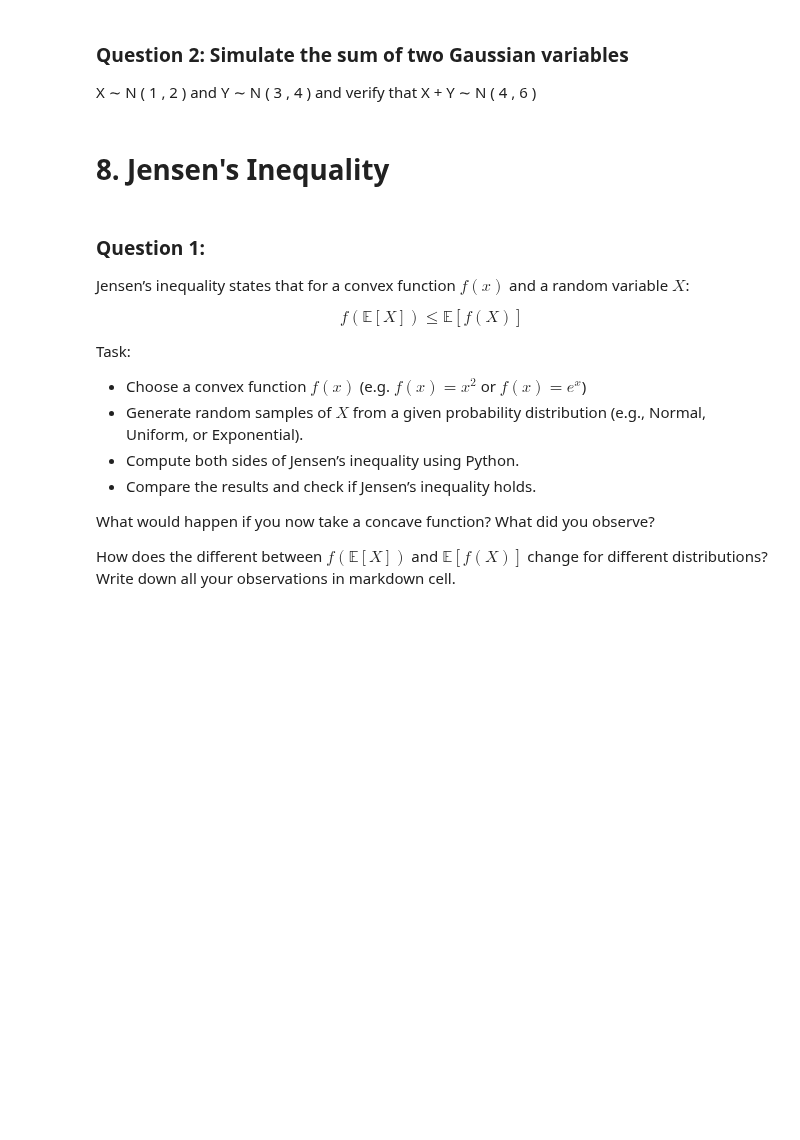
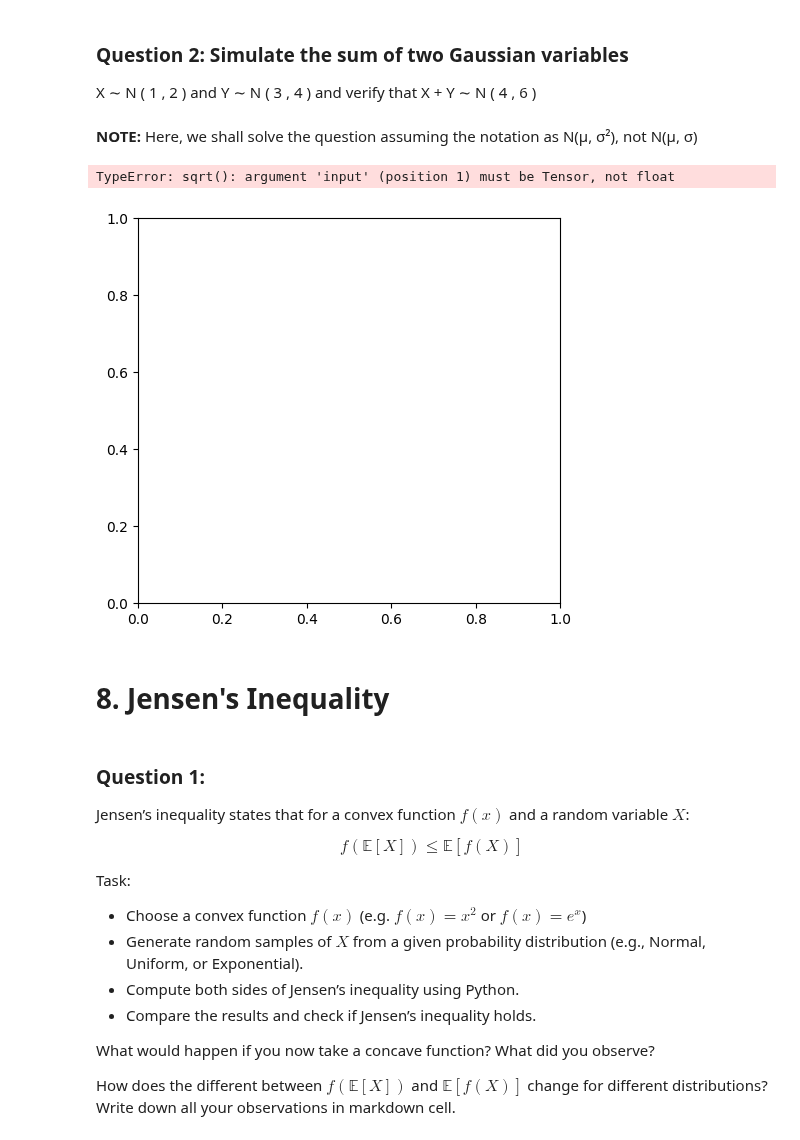
Before and after one commit to PranjalGoyal06/J028-PSDV-Assignment-6, a Jupyter notebook: Final_Lab_Joint_Distributions_Sample_Statistics.ipynb, the cells around one changed output. Drawn from its saved outputs; the diff is of its cells as text; code cells hidden in the pictures; blank space fills up the shorter version.

```diff
--- a/Final_Lab_Joint_Distributions_Sample_Statistics.ipynb
+++ b/Final_Lab_Joint_Distributions_Sample_Statistics.ipynb
@@ -251,6 +405,41 @@ N
 ,
 6
 )
+# %% [markdown]
+**NOTE:** Here, we shall solve the question assuming the notation as N(μ, σ²), not N(μ, σ)
+# %%
+def normal_pdf(mu, sigma, x_vals):
+    return torch.exp(-0.5 * ((x_vals - mu) / sigma)**2) / (sigma * torch.sqrt(2 * torch.pi))
+
+def f_X(x):
+    return normal_pdf(1,2,x)
+
+def f_Y(y):
+    return normal_pdf(3,4,y)
+
+x_vals = torch.linspace(0, 20, 1000)
+
+y_vals = torch.linspace(0, 20, 1000)
+
+plt.figure(figsize=(12, 5))
+
+plt.subplot(1, 2, 1)
+plt.plot(x_vals.numpy(), f_X(x_vals).numpy(), color='red')
+plt.title("PDF of X")
+plt.xlabel("x")
+plt.ylabel("f_X(x)")
+
+plt.subplot(1, 2, 2)
+plt.plot(y_vals.numpy(), f_Y(y_vals).numpy())
+plt.title("PDF of Y")
+plt.xlabel("y")
+plt.ylabel("f_Y(y)")
+
+plt.tight_layout()
+plt.show()
+# %% [output]
+TypeError: sqrt(): argument 'input' (position 1) must be Tensor, not float
+[figure, added]
 # %% [markdown]
 # **8. Jensen's Inequality**
 # %% [markdown]
```
Also changed, not shown: parts of 11 cells of this notebook.
